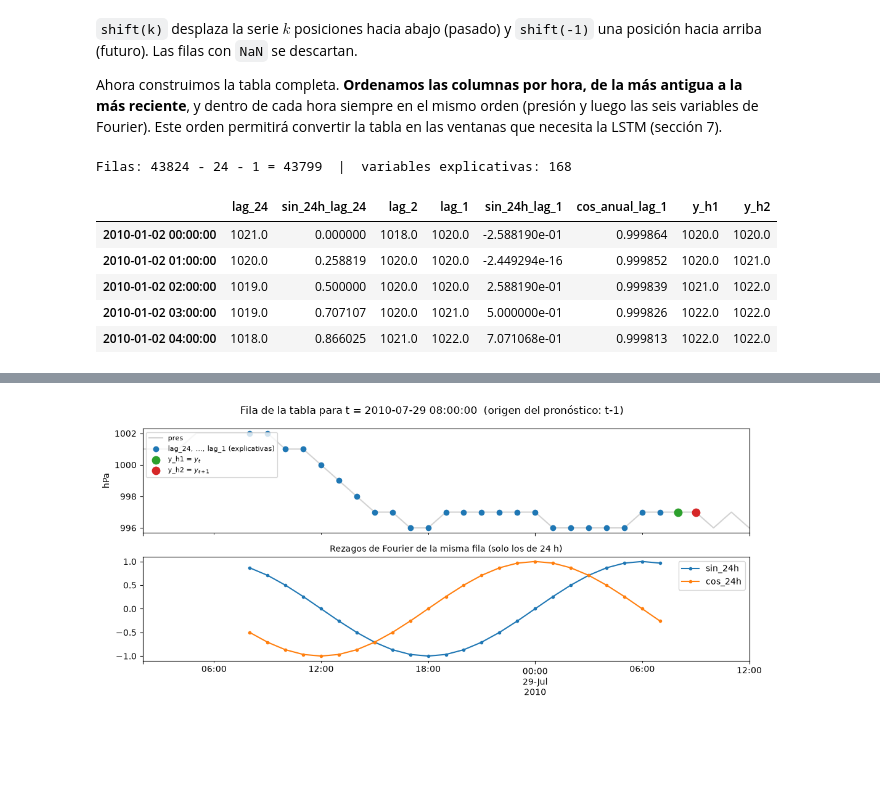
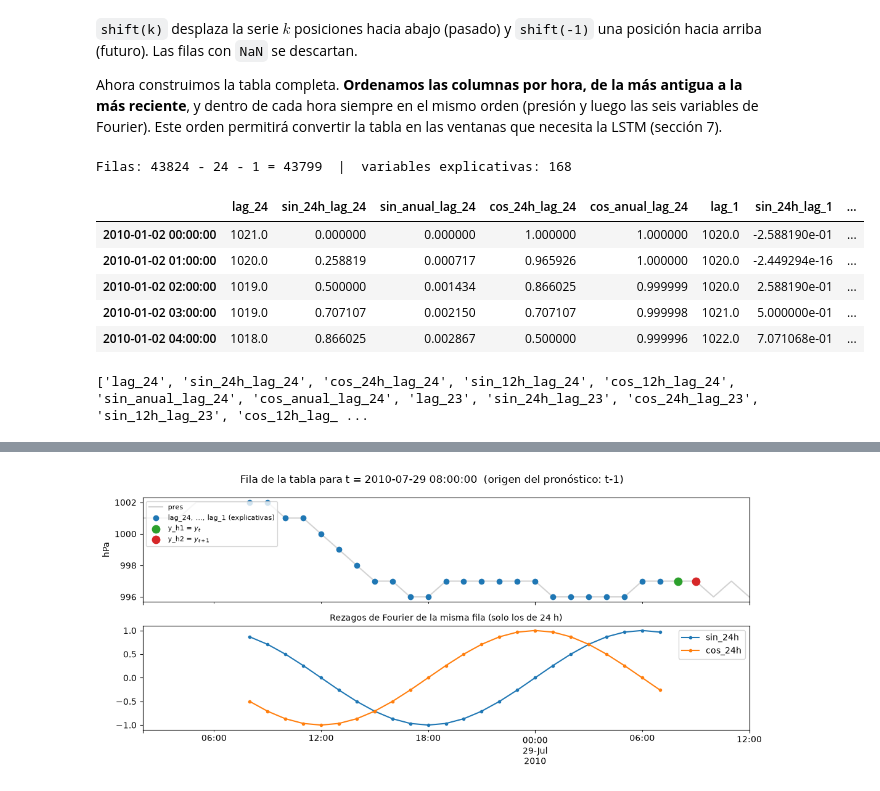
Before and after one commit to sacalderonv/Series-Univariadas, a Jupyter notebook: Python Jupyter/Redes Neuronales para Analizar una Serie de Tiempo/RedesNeuronales_Clase.ipynb, the cells around one changed output, grey strips where cells are left out. Saved outputs shown, nothing was run; the diff lists cells and outputs as text; code cells hidden in the pictures; blank space fills up the shorter version.

```diff
--- a/Python Jupyter/Redes Neuronales para Analizar una Serie de Tiempo/RedesNeuronales_Clase.ipynb
+++ b/Python Jupyter/Redes Neuronales para Analizar una Serie de Tiempo/RedesNeuronales_Clase.ipynb
@@ -276,30 +276,34 @@ Ahora construimos la tabla completa. **Ordenamos las columnas por hora, de la m
 # %%
 VENTANA = 24
 LAGS = list(range(VENTANA, 0, -1))                        # 24, 23, ..., 1: de la hora más antigua a la más reciente
 VARIABLES = ["pres"] + list(fourier.columns)              # variables por cada hora de la ventana
 N_VARS = len(VARIABLES)
 serie_y_fourier = pd.concat([pres, fourier], axis=1)
 
 columnas = {}
 for k in LAGS:
     for v in VARIABLES:
         nombre = f"lag_{k}" if v == "pres" else f"{v}_lag_{k}"
         columnas[nombre] = serie_y_fourier[v].shift(k)
 datos = pd.DataFrame(columnas)
 datos["y_h1"] = pres                                      # y_t
 datos["y_h2"] = pres.shift(-1)                            # y_(t+1)
 
 # Las primeras VENTANA filas no tienen historia completa y la última no tiene y_(t+1): se eliminan
 datos = datos.iloc[VENTANA:-1]
 
 X_COLS = [c for c in datos.columns if not c.startswith("y_h")]
 print(f"Filas: {len(pres)} - {VENTANA} - 1 = {len(datos)}  |  variables explicativas: {len(X_COLS)}")
-datos[["lag_24", "sin_24h_lag_24", "lag_2", "lag_1", "sin_24h_lag_1", "cos_anual_lag_1", "y_h1", "y_h2"]].head()
+datos[["lag_24", "sin_24h_lag_24", "sin_anual_lag_24","cos_24h_lag_24", "cos_anual_lag_24","lag_1", "sin_24h_lag_1", "cos_anual_lag_1", "y_h1", "y_h2"]].head()
 # %% [output]
 Filas: 43824 - 24 - 1 = 43799  |  variables explicativas: 168
-|  | lag_24 | sin_24h_lag_24 | lag_2 | lag_1 | sin_24h_lag_1 | cos_anual_lag_1 | y_h1 | y_h2 |
-| 2010-01-02 00:00:00 | 1021.0 | 0.000000 | 1018.0 | 1020.0 | -2.588190e-01 | 0.999864 | 1020.0 | 1020.0 |
-| 2010-01-02 01:00:00 | 1020.0 | 0.258819 | 1020.0 | 1020.0 | -2.449294e-16 | 0.999852 | 1020.0 | 1021.0 |
-| 2010-01-02 02:00:00 | 1019.0 | 0.500000 | 1020.0 | 1020.0 | 2.588190e-01 | 0.999839 | 1021.0 | 1022.0 |
-| 2010-01-02 03:00:00 | 1019.0 | 0.707107 | 1020.0 | 1021.0 | 5.000000e-01 | 0.999826 | 1022.0 | 1022.0 |
-| 2010-01-02 04:00:00 | 1018.0 | 0.866025 | 1021.0 | 1022.0 | 7.071068e-01 | 0.999813 | 1022.0 | 1022.0 |
+|  | lag_24 | sin_24h_lag_24 | sin_anual_lag_24 | cos_24h_lag_24 | cos_anual_lag_24 | lag_1 | sin_24h_lag_1 | ... |
+| 2010-01-02 00:00:00 | 1021.0 | 0.000000 | 0.000000 | 1.000000 | 1.000000 | 1020.0 | -2.588190e-01 | ... |
+| 2010-01-02 01:00:00 | 1020.0 | 0.258819 | 0.000717 | 0.965926 | 1.000000 | 1020.0 | -2.449294e-16 | ... |
+| 2010-01-02 02:00:00 | 1019.0 | 0.500000 | 0.001434 | 0.866025 | 0.999999 | 1020.0 | 2.588190e-01 | ... |
+| 2010-01-02 03:00:00 | 1019.0 | 0.707107 | 0.002150 | 0.707107 | 0.999998 | 1021.0 | 5.000000e-01 | ... |
+| 2010-01-02 04:00:00 | 1018.0 | 0.866025 | 0.002867 | 0.500000 | 0.999996 | 1022.0 | 7.071068e-01 | ... |
+# %%
+print(X_COLS[0:])
+# %% [output]
+['lag_24', 'sin_24h_lag_24', 'cos_24h_lag_24', 'sin_12h_lag_24', 'cos_12h_lag_24', 'sin_anual_lag_24', 'cos_anual_lag_24', 'lag_23', 'sin_24h_lag_23', 'cos_24h_lag_23', 'sin_12h_lag_23', 'cos_12h_lag_ ...
```
Also changed, not shown: parts of 35 cells of this notebook, 54 other files.
